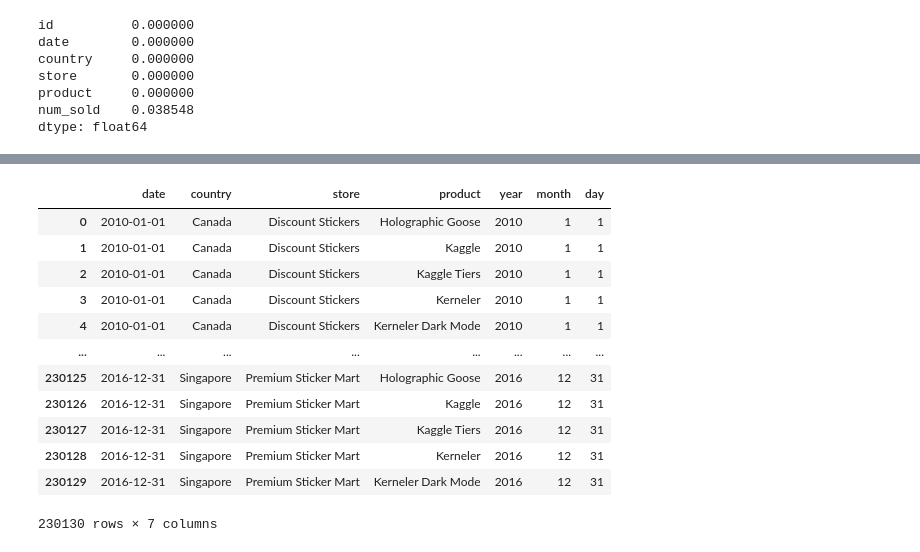
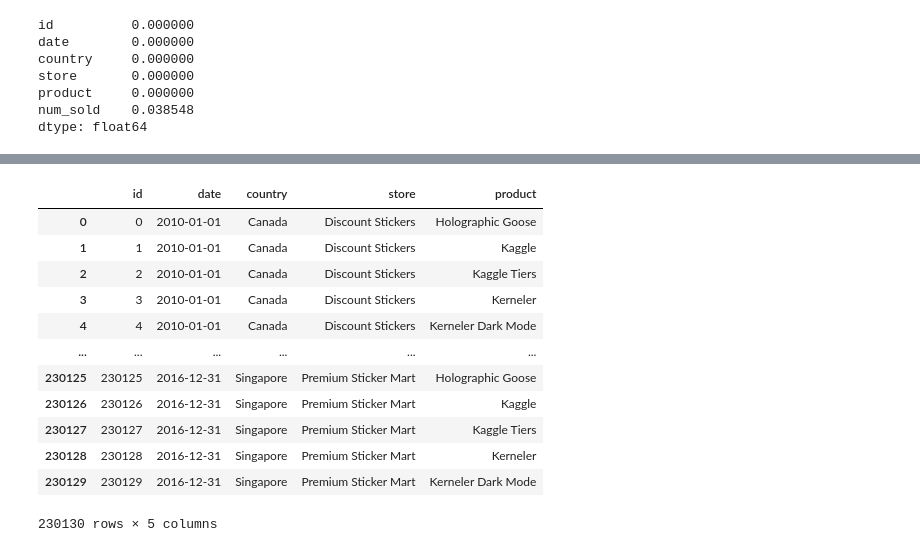
Before and after one commit to tengkumuazabs/my-portfolio, a Jupyter notebook: python-projects/kaggle/forecasting-sticker-sales/main.ipynb, the cells around one changed output, grey strips where cells are left out. Cells and saved outputs as stored; diff of their text form; code cells hidden in the pictures.

```diff
--- a/python-projects/kaggle/forecasting-sticker-sales/main.ipynb
+++ b/python-projects/kaggle/forecasting-sticker-sales/main.ipynb
@@ -86,2 +98,21 @@ Index(['date', 'country', 'store', 'product'], dtype='object')
+# %%
+class AddDateFeatures(BaseEstimator, TransformerMixin):
+    def fit(self, X, y=None):
+        return self
+
+    def transform(self, X):
+        X_new = X.copy()
+        X_new['date'] = pd.to_datetime(X_new.date)
+        X_new['year'] = X_new.date.dt.year
+        X_new['month'] = X_new.date.dt.month
+        X_new['day'] = X_new.date.dt.day
+
+        X_new.drop(['id','date'], axis=1, inplace=True)
+
+        return X_new
+# %%
+categorical_transformer = Pipeline(steps=[
+    ('onehot', OneHotEncoder(handle_unknown='ignore'))
+])
 # %%
 categorical_columns = ['country', 'store', 'product']
@@ -104,16 +141,18 @@ Pipeline(steps=[('date', AddDateFeatures())])
 # %%
-pipeline.named_steps['date'].transform(X_train)
+# pipeline.named_steps['date'].transform(X_train)
-# %% [output]
-|  | date | country | store | product | year | month | day |
-| 0 | 2010-01-01 | Canada | Discount Stickers | Holographic Goose | 2010 | 1 | 1 |
-| 1 | 2010-01-01 | Canada | Discount Stickers | Kaggle | 2010 | 1 | 1 |
-| 2 | 2010-01-01 | Canada | Discount Stickers | Kaggle Tiers | 2010 | 1 | 1 |
-| 3 | 2010-01-01 | Canada | Discount Stickers | Kerneler | 2010 | 1 | 1 |
-| 4 | 2010-01-01 | Canada | Discount Stickers | Kerneler Dark Mode | 2010 | 1 | 1 |
-| ... | ... | ... | ... | ... | ... | ... | ... |
-| 230125 | 2016-12-31 | Singapore | Premium Sticker Mart | Holographic Goose | 2016 | 12 | 31 |
-| 230126 | 2016-12-31 | Singapore | Premium Sticker Mart | Kaggle | 2016 | 12 | 31 |
-| 230127 | 2016-12-31 | Singapore | Premium Sticker Mart | Kaggle Tiers | 2016 | 12 | 31 |
-| 230128 | 2016-12-31 | Singapore | Premium Sticker Mart | Kerneler | 2016 | 12 | 31 |
-| 230129 | 2016-12-31 | Singapore | Premium Sticker Mart | Kerneler Dark Mode | 2016 | 12 | 31 |
-230130 rows × 7 columns
+# %%
+X_train
+# %% [output]
+|  | id | date | country | store | product |
+| 0 | 0 | 2010-01-01 | Canada | Discount Stickers | Holographic Goose |
+| 1 | 1 | 2010-01-01 | Canada | Discount Stickers | Kaggle |
+| 2 | 2 | 2010-01-01 | Canada | Discount Stickers | Kaggle Tiers |
+| 3 | 3 | 2010-01-01 | Canada | Discount Stickers | Kerneler |
+| 4 | 4 | 2010-01-01 | Canada | Discount Stickers | Kerneler Dark Mode |
+| ... | ... | ... | ... | ... | ... |
+| 230125 | 230125 | 2016-12-31 | Singapore | Premium Sticker Mart | Holographic Goose |
+| 230126 | 230126 | 2016-12-31 | Singapore | Premium Sticker Mart | Kaggle |
+| 230127 | 230127 | 2016-12-31 | Singapore | Premium Sticker Mart | Kaggle Tiers |
+| 230128 | 230128 | 2016-12-31 | Singapore | Premium Sticker Mart | Kerneler |
+| 230129 | 230129 | 2016-12-31 | Singapore | Premium Sticker Mart | Kerneler Dark Mode |
+230130 rows × 5 columns
```
Also changed, not shown: parts of 13 cells of this notebook.
